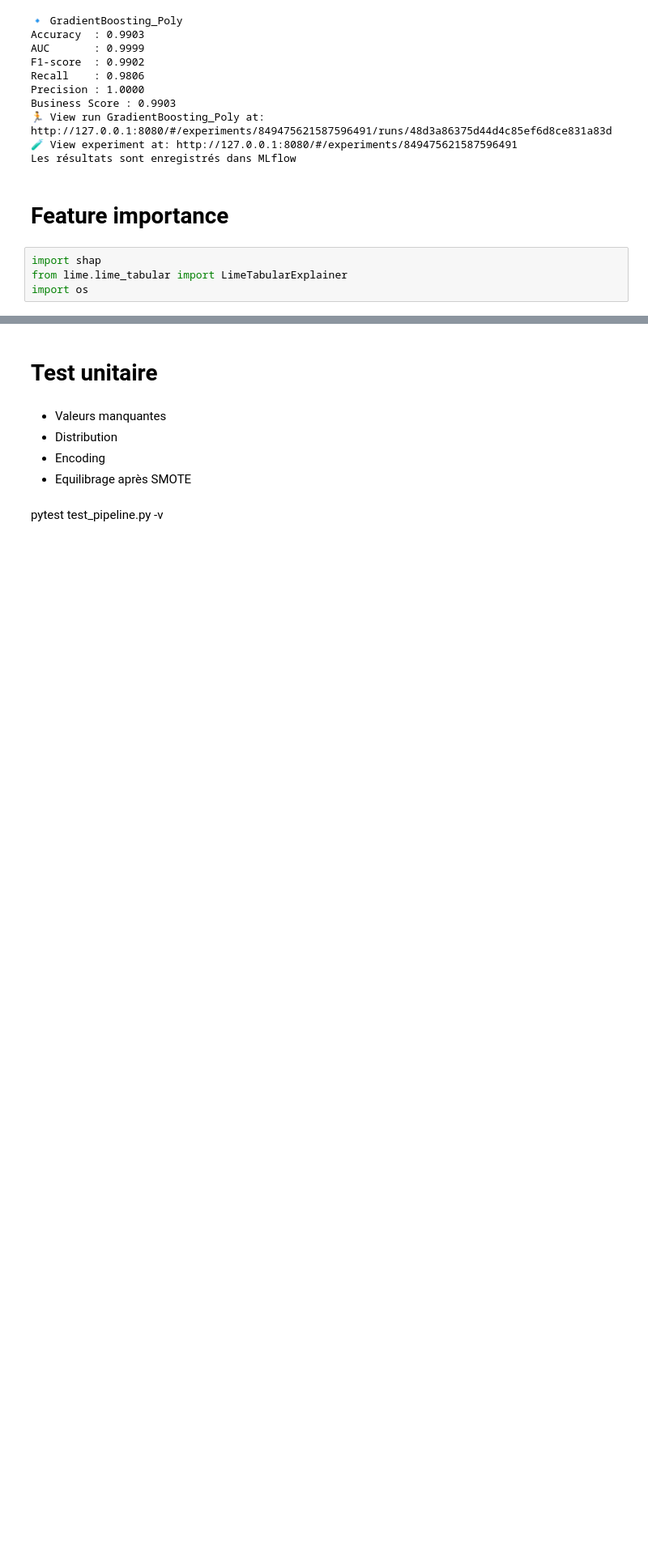
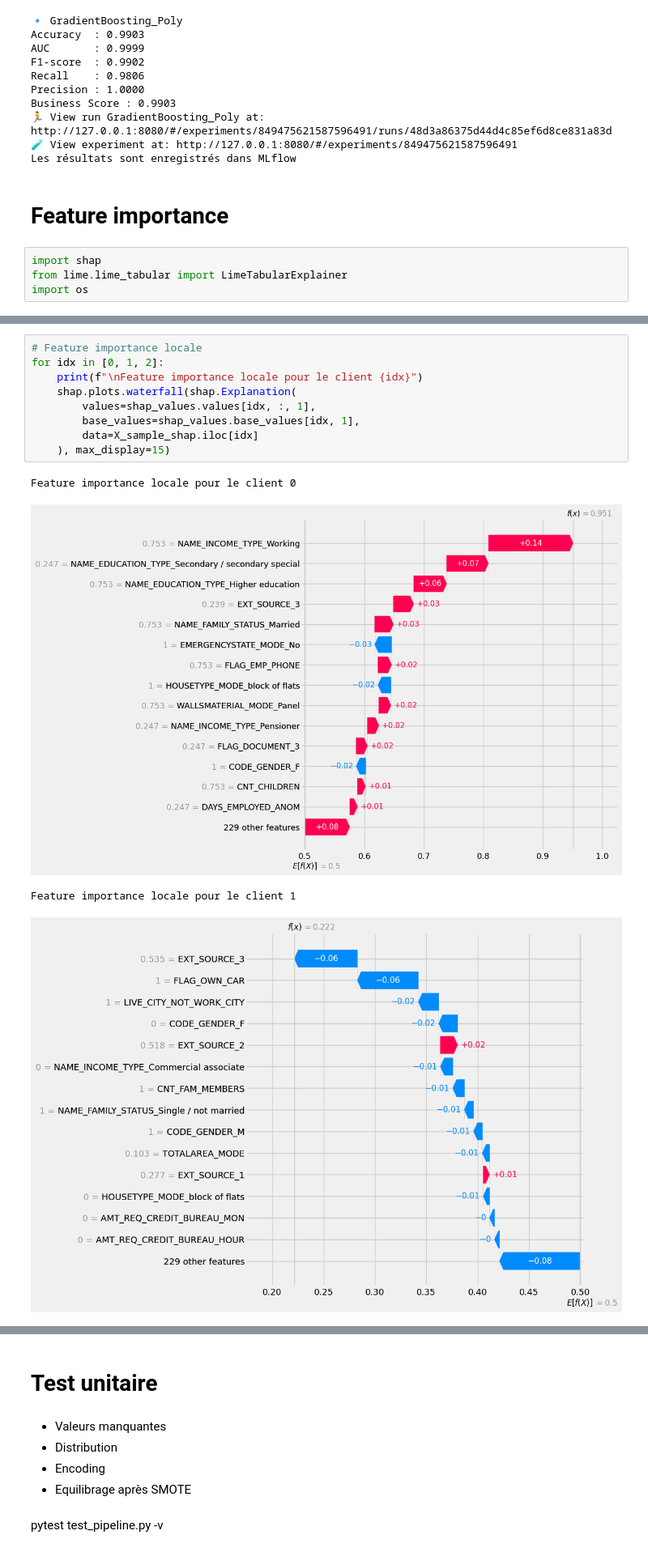
Before and after one commit to GregHamy23/Projet7, a Jupyter notebook: Notebook-1.copy.ipynb, the cells around one changed output, grey strips where cells are left out. Shown at 81% size. Saved outputs shown, nothing was run; the diff lists cells and outputs as text; blank space fills up the shorter version.

```diff
--- a/Notebook-1.copy.ipynb
+++ b/Notebook-1.copy.ipynb
@@ -2007,0 +2033,14 @@ shap.force_plot(explainer.expected_value[1], shap_values_local[1], instance)
+# %%
+# Feature importance locale
+for idx in [0, 1, 2]:
+    print(f"\nFeature importance locale pour le client {idx}")
+    shap.plots.waterfall(shap.Explanation(
+        values=shap_values.values[idx, :, 1],
+        base_values=shap_values.base_values[idx, 1],
+        data=X_sample_shap.iloc[idx]
+    ), max_display=15)
+# %% [output]
+Feature importance locale pour le client 0
+[figure, added]
+Feature importance locale pour le client 1
+[figure, added]
```
Also changed, not shown: parts of 52 cells of this notebook, 1 other file.
